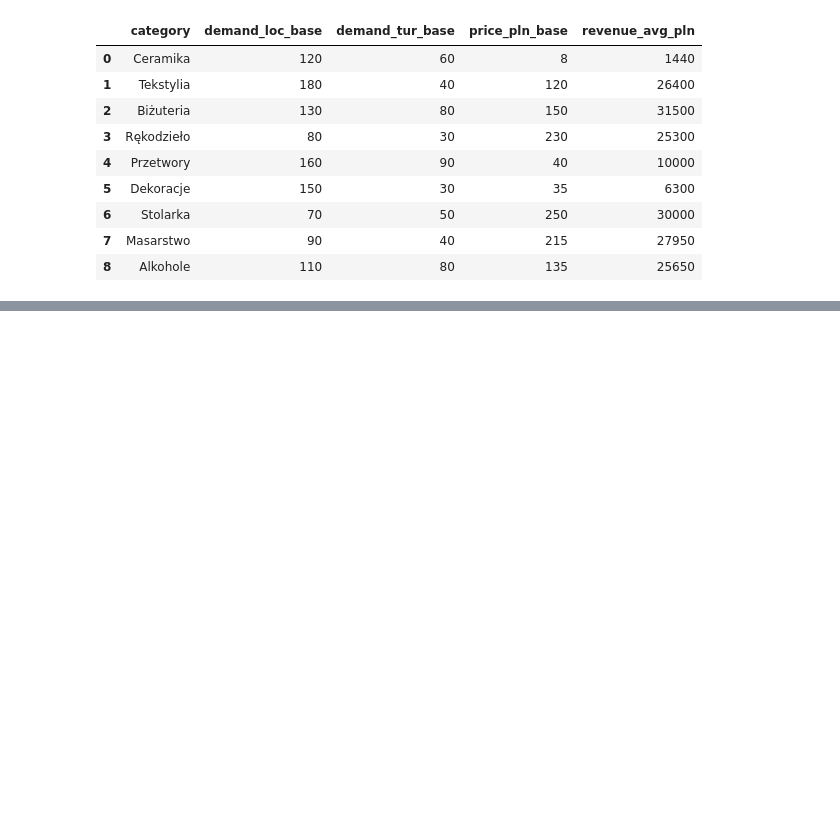
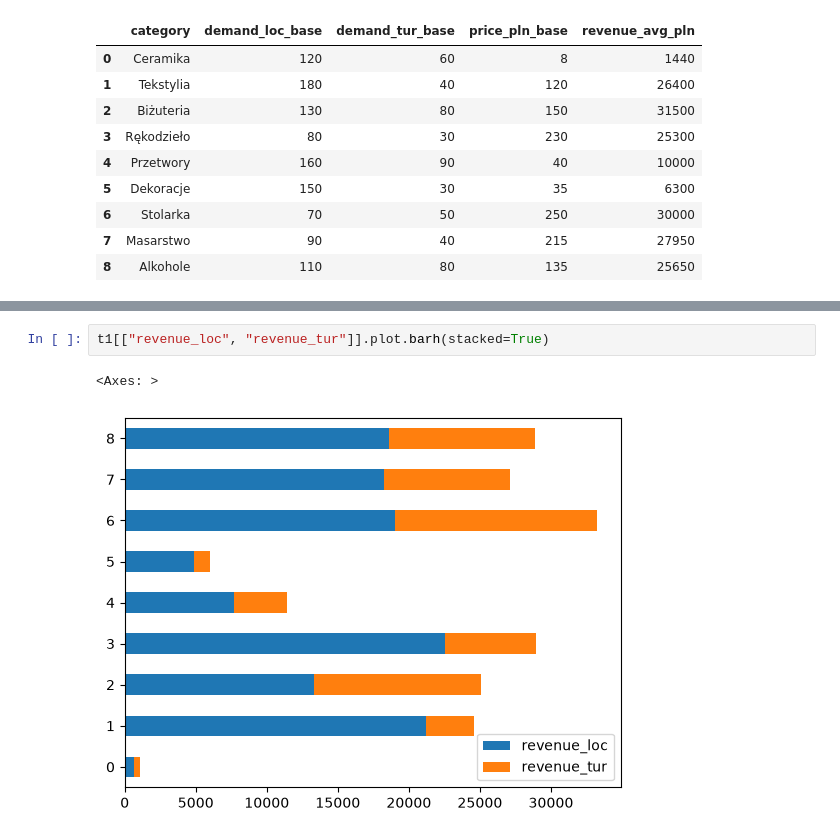
Before and after one commit to m-adamek/DataVisualisation, a Jupyter notebook: 01-bar.ipynb, the cells around one changed output, grey strips where cells are left out. Saved outputs shown, nothing was run; the diff lists cells and outputs as text; blank space fills up the shorter version.

```diff
--- a/01-bar.ipynb
+++ b/01-bar.ipynb
@@ -52,0 +127,5 @@ display(catalog)
+# %%
+t1[["revenue_loc", "revenue_tur"]].plot.barh(stacked=True)
+# %% [output]
+<Axes: >
+[figure, added]
```
Also changed, not shown: parts of 19 cells of this notebook.
